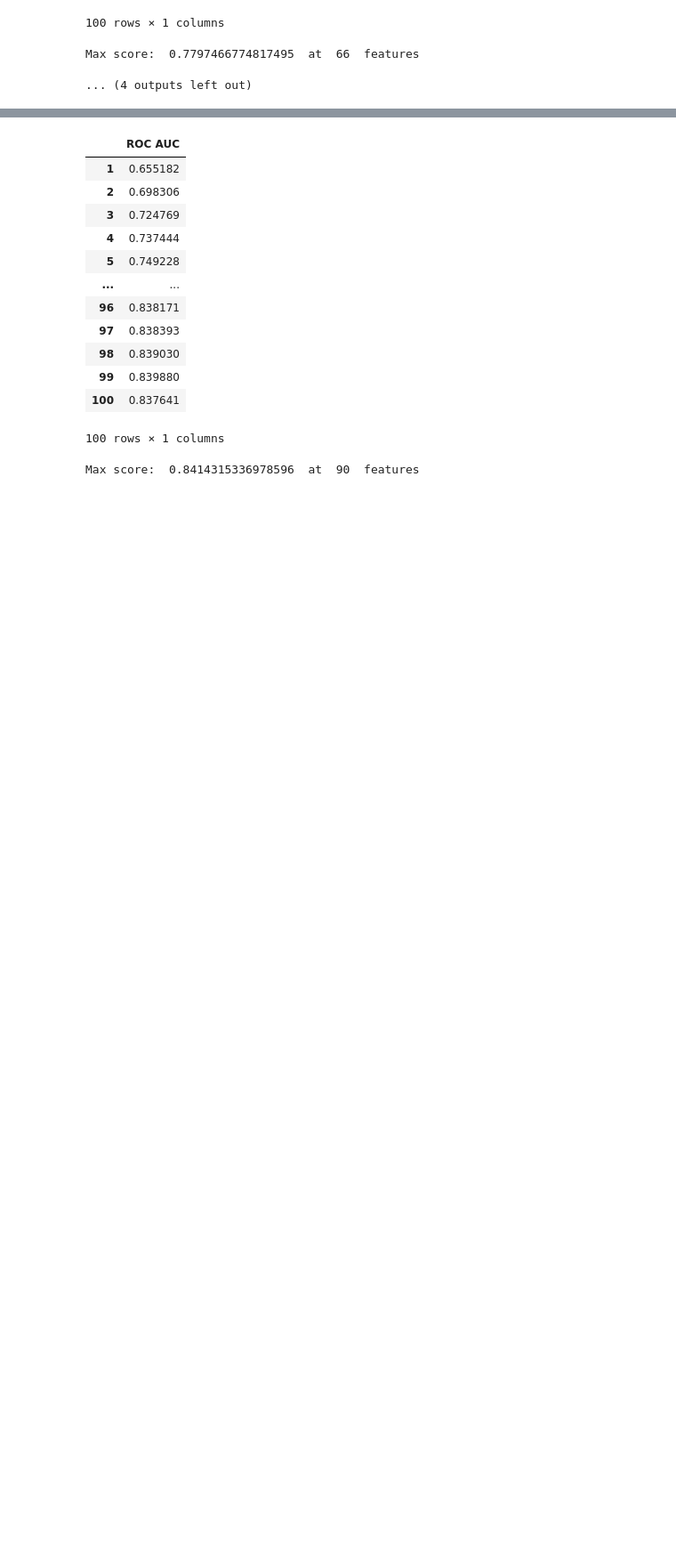
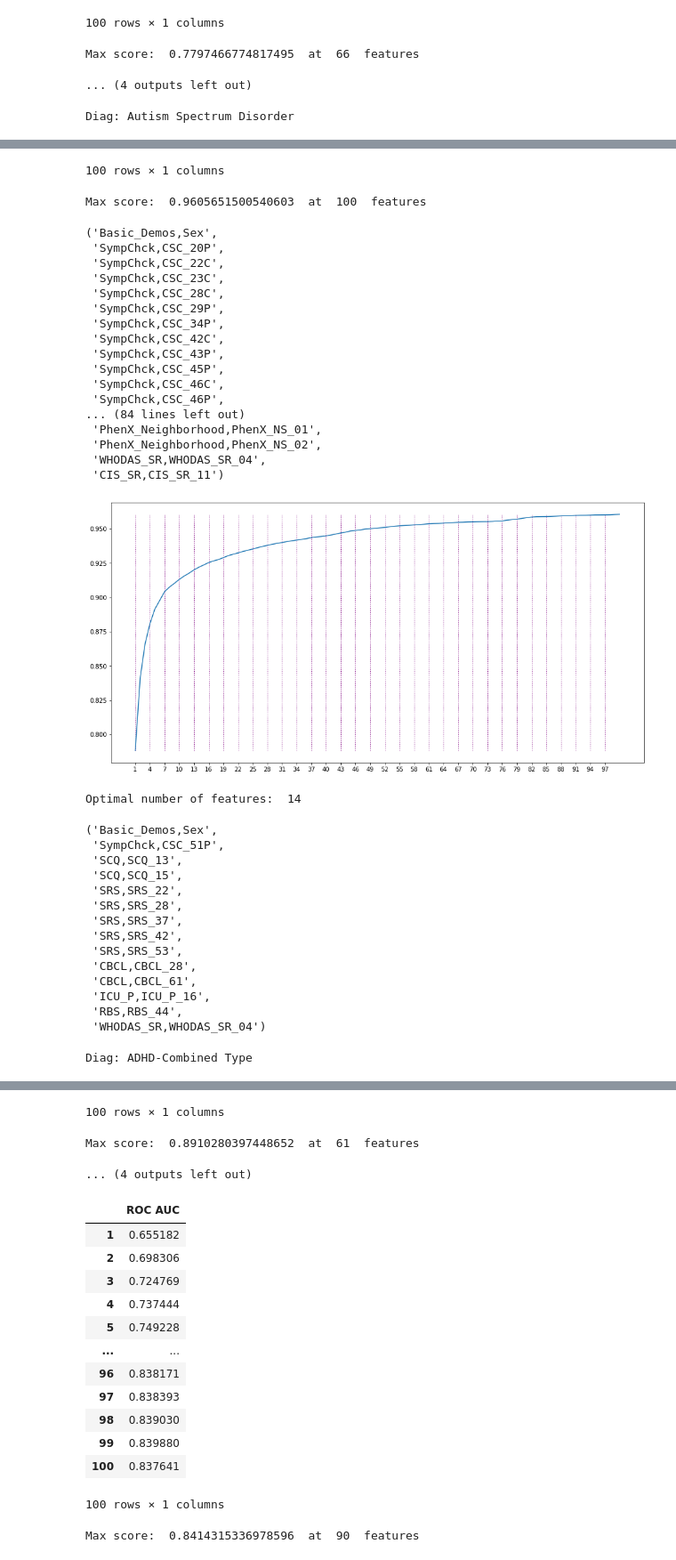
Before and after one commit to charlie42/HBN-explore, a Jupyter notebook: Predict-Diag-Item-Lvl.ipynb, the cells around one changed output, grey strips where cells are left out. Shown at 89% size. Cells and saved outputs as stored; diff of their text form; code cells hidden in the pictures; blank space fills up the shorter version.

Commit message:
forward sfs adhd asd

```diff
--- a/Predict-Diag-Item-Lvl.ipynb
+++ b/Predict-Diag-Item-Lvl.ipynb
@@ -551,3 +551,26 @@ Diag: Specific Learning Disorder with Impairment in Reading
 100 rows × 1 columns
 Max score:  0.7797466774817495  at  66  features
 ... (4 outputs left out)
+# %%
+# MANUALLY DO OTHER DIAGS
+for diag in ['Diag: Autism Spectrum Disorder', 'Diag: ADHD-Combined Type']:
+    print(diag)
+    diag_classifier = best_classifiers[diag][0]
+
+    cv = StratifiedKFold(n_splits=3)
+    sfs = SequentialFeatureSelector(diag_classifier,
+          k_features=100,
+          forward=True,
+          scoring='roc_auc',
+          cv=cv,
+          n_jobs=-1)
+
+    sfs = sfs.fit(train_set[input_cols], train_set[diag])
+
+    forward_feature_subsets[diag] = sfs.subsets_
+    forward_feature_objects[diag] = sfs
+
+    analyze_importances(forward_feature_objects[diag].subsets_)
+    dump(forward_feature_objects, 'forward_sfs-adhd-asd.joblib', compress=1) # COMBINE LATER
+# %% [output]
+Diag: Autism Spectrum Disorder
@@ -553,0 +589,36 @@ Max score:  0.7797466774817495  at  66  features
+100 rows × 1 columns
+Max score:  0.9605651500540603  at  100  features
+('Basic_Demos,Sex',
+ 'SympChck,CSC_20P',
+ 'SympChck,CSC_22C',
+ 'SympChck,CSC_23C',
+ 'SympChck,CSC_28C',
+ 'SympChck,CSC_29P',
+ 'SympChck,CSC_34P',
+ 'SympChck,CSC_42C',
+ 'SympChck,CSC_43P',
+ 'SympChck,CSC_45P',
+ 'SympChck,CSC_46C',
+ 'SympChck,CSC_46P',
+... (84 lines left out)
+ 'PhenX_Neighborhood,PhenX_NS_01',
+ 'PhenX_Neighborhood,PhenX_NS_02',
+ 'WHODAS_SR,WHODAS_SR_04',
+ 'CIS_SR,CIS_SR_11')
+[figure, added]
+Optimal number of features:  14
+('Basic_Demos,Sex',
+ 'SympChck,CSC_51P',
+ 'SCQ,SCQ_13',
+ 'SCQ,SCQ_15',
+ 'SRS,SRS_22',
+ 'SRS,SRS_28',
+ 'SRS,SRS_37',
+ 'SRS,SRS_42',
+ 'SRS,SRS_53',
+ 'CBCL,CBCL_28',
+ 'CBCL,CBCL_61',
+ 'ICU_P,ICU_P_16',
+ 'RBS,RBS_44',
+ 'WHODAS_SR,WHODAS_SR_04')
+Diag: ADHD-Combined Type
@@ -554,3 +637,6 @@ Max score:  0.7797466774817495  at  66  features
+100 rows × 1 columns
+Max score:  0.8910280397448652  at  61  features
+... (4 outputs left out)
 # %%
 # Save importances to file
 if IMPORTANCES_FROM_FILE == 0:
```
Also changed, not shown: parts of 2 cells of this notebook, 1 other file.
